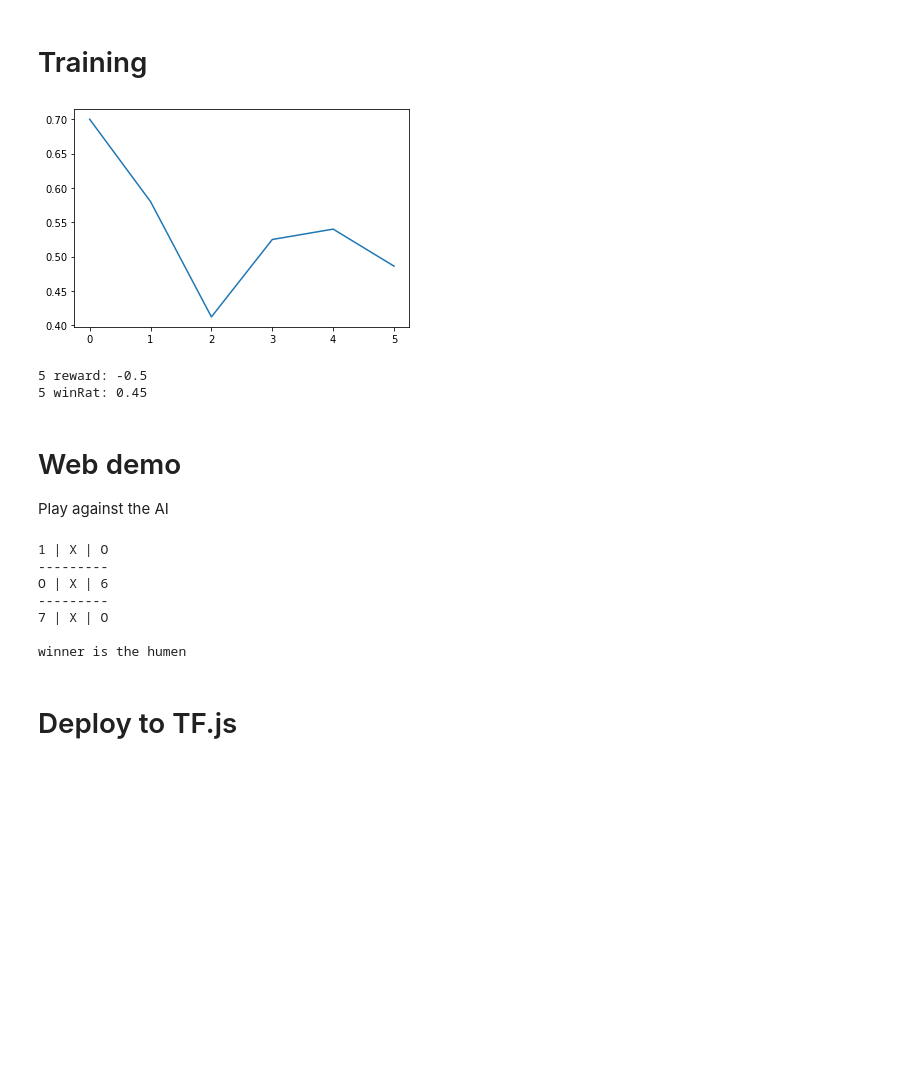
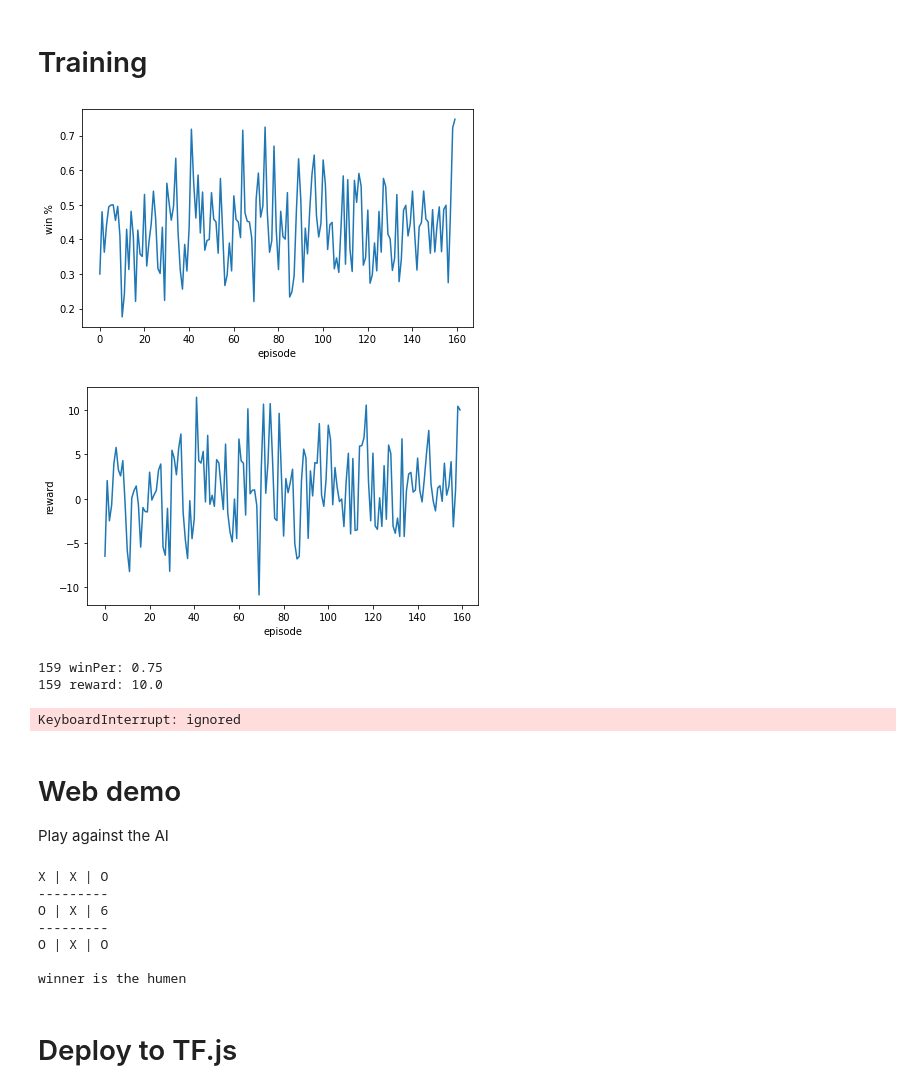
Before and after one commit to nomomon/drl-js, a Jupyter notebook: tic-tac-toe/notebook.ipynb, the cells around one changed output. Drawn from its saved outputs; the diff is of its cells as text; code cells hidden in the pictures; blank space fills up the shorter version.

Commit message:
two plots

```diff
--- a/tic-tac-toe/notebook.ipynb
+++ b/tic-tac-toe/notebook.ipynb
@@ -154,13 +154,15 @@ def train_step(model, optimizer, observations, actions, discounted_rewards):
 from IPython.display import clear_output
 import matplotlib.pyplot as plt
 # %%
-def plot(points):
-    clear_output()
+def plot(points, ylabel = ""):
+    plt.rcParams["figure.figsize"] = (7, 4)
     plt.clf()
     plt.plot(points)
+    plt.ylabel(ylabel)
+    plt.xlabel("episode")
     plt.show()
 
-def smooth(points, alpha = 0.6):
+def smooth(points, alpha = 0.9):
     smoothed = [points[0]]
 
     for i in range(1, len(points)):
@@ -170,7 +172,9 @@ def smooth(points, alpha = 0.6):
 # %% [markdown]
 # Training
 # %%
-points = []
+winper_points = []
+reward_points = []
+
 episode = 0
 policy = createPolicy()
 # %%
@@ -217,10 +221,16 @@ for episode in range(episode, 500):
 
             if(status != 0 and counter >= 20):
                 total_reward = sum(memory.rewards)
-                points.append(win / counter)
-                plot(smooth(points))
+
+                winper_points.append(win / counter)
+                reward_points.append(total_reward)
+
+                clear_output()
+                plot(smooth(winper_points), "win %")
+                plot(smooth(reward_points), "reward")
+
+                print(f"{episode} winPer: {win / counter}")
                 print(f"{episode} reward: {total_reward}")
-                print(f"{episode} winRat: {win / counter}")
 
                 train_step(
                     policy,
@@ -269,39 +279,47 @@ for episode in range(episode, 500):
                 first_time = 1
                 step = 0
                 player_goes_first = bool(random.getrandbits(1))
 
             if(status != 0 and counter >= 20):
                 total_reward = sum(memory.rewards)
-                points.append(win / counter)
-                plot(smooth(points))
+
+                winper_points.append(win / counter)
+                reward_points.append(total_reward)
+
+                clear_output()
+                plot(smooth(winper_points), "win %")
+                plot(smooth(reward_points), "reward")
+
+                print(f"{episode} winPer: {win / counter}")
                 print(f"{episode} reward: {total_reward}")
-                print(f"{episode} winRat: {win / counter}")
 
                 train_step(
                     policy,
                     optimizer,
                     observations = np.vstack(memory.observations),
                     actions = np.array(memory.actions),
                     discounted_rewards = discount_rewards(memory.rewards)
                 )
 
                 memory.clear()
                 board = [0] * 9
                 counter = 0
                 first_time = 1
                 step = 0
 
                 break
 
             board = next_board
 
         else:
             print(player_goes_first, gameStatus(board))
             break
 # %% [output]
-[figure, old version]
+[figure, new version]
+[figure, added]
-5 reward: -0.5
-5 winRat: 0.45
+159 winPer: 0.75
+159 reward: 10.0
+KeyboardInterrupt: ignored
 # %% [markdown]
 # Web demo
 
@@ -362,11 +380,11 @@ def play(policy):
 # %%
 play(policy)
 # %% [output]
-1 | X | O
+X | X | O
 ---------
 O | X | 6
 ---------
-7 | X | O
+O | X | O
 
 winner is the humen
 # %% [markdown]
```
Also changed, not shown: parts of 1 cell of this notebook.
